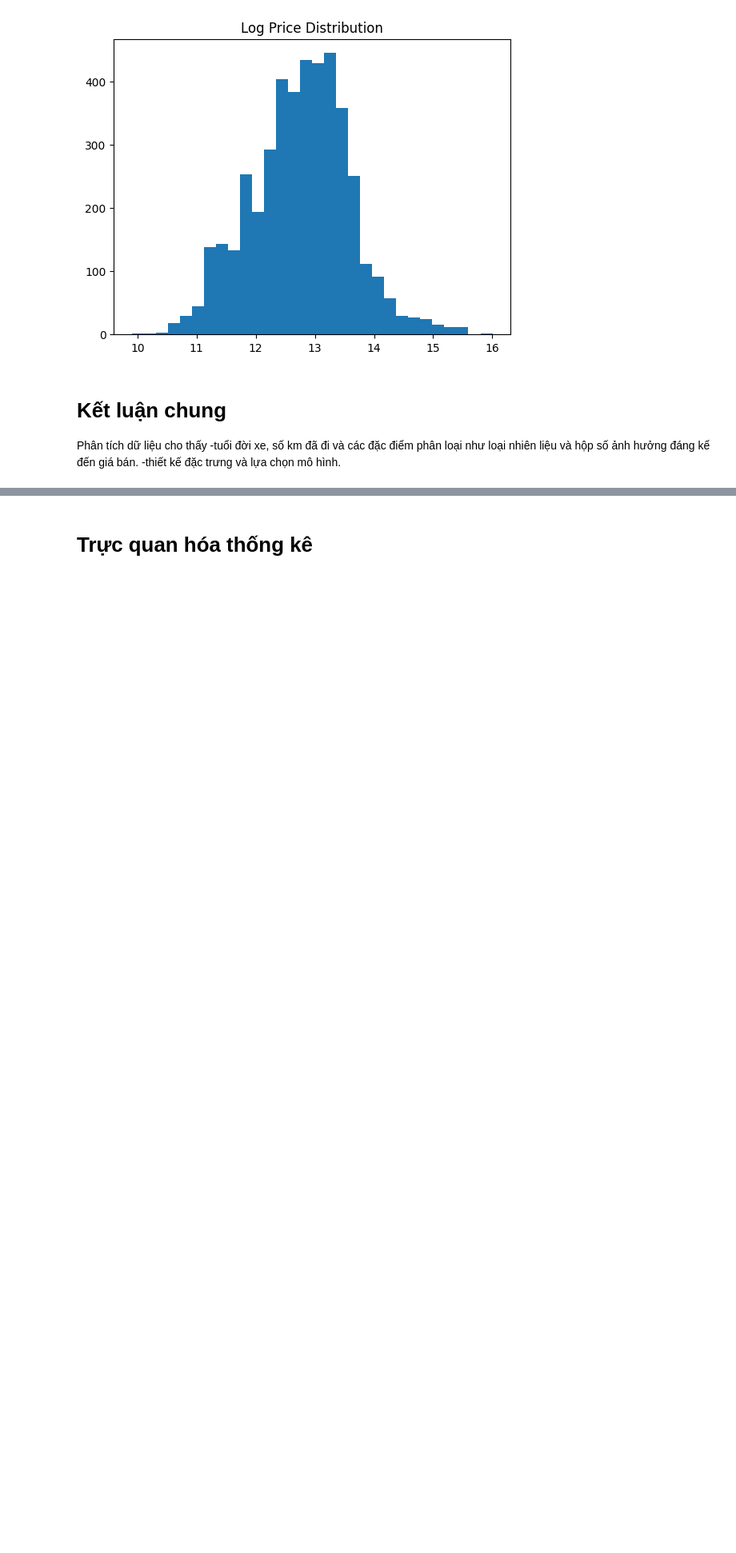
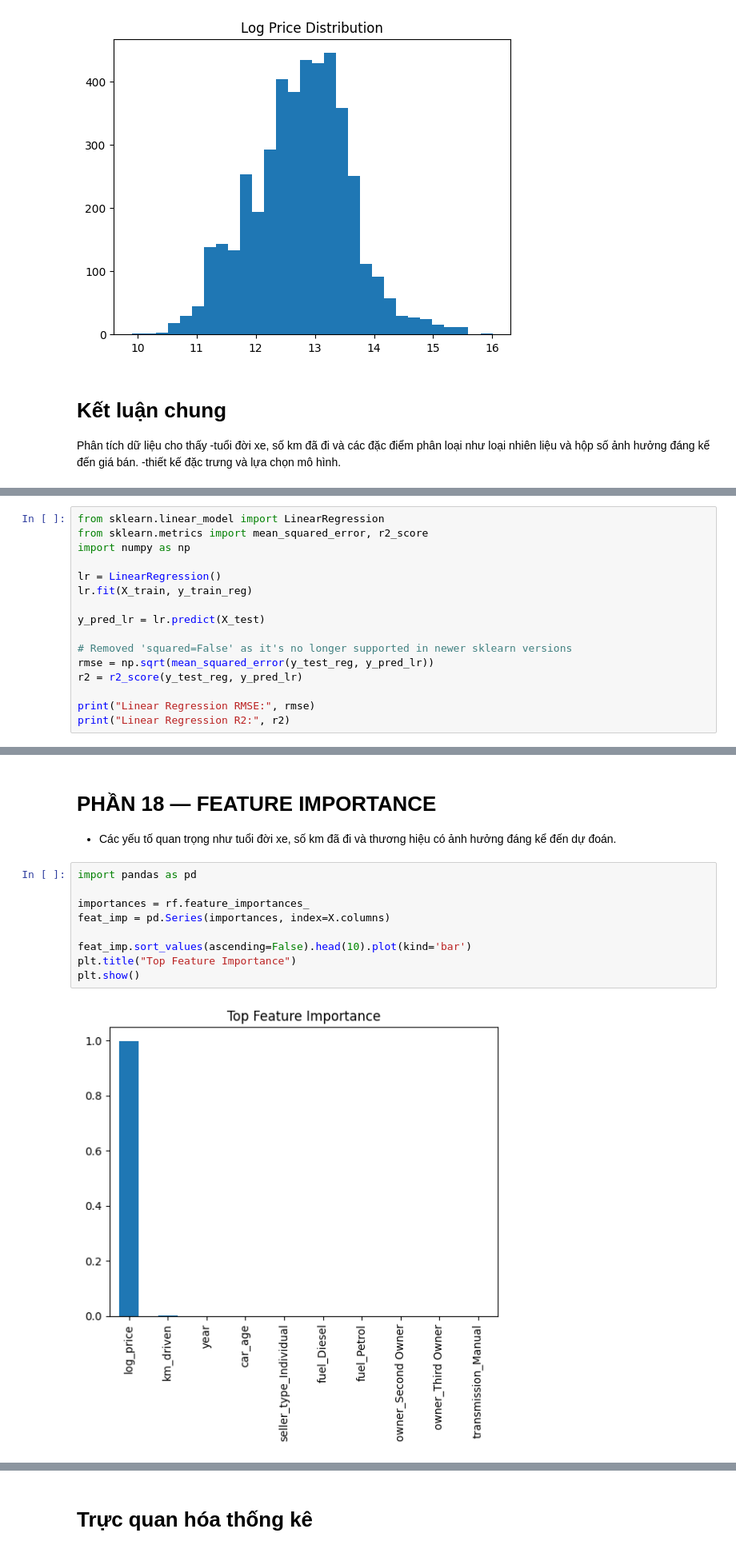
Before and after one commit to hoangchaulanbao/HocmayNC, a Jupyter notebook: car-price-prediction.ipynb, the cells around one changed output, grey strips where cells are left out. Shown at 80% size. Cells and saved outputs as stored; diff of their text form; blank space fills up the shorter version.

```diff
--- a/car-price-prediction.ipynb
+++ b/car-price-prediction.ipynb
@@ -316,0 +362,16 @@ Phân tích dữ liệu  cho thấy
+# %%
+from sklearn.linear_model import LinearRegression
+from sklearn.metrics import mean_squared_error, r2_score
+import numpy as np
+
+lr = LinearRegression()
+lr.fit(X_train, y_train_reg)
+
+y_pred_lr = lr.predict(X_test)
+
+# Removed 'squared=False' as it's no longer supported in newer sklearn versions
+rmse = np.sqrt(mean_squared_error(y_test_reg, y_pred_lr))
+r2 = r2_score(y_test_reg, y_pred_lr)
+
+print("Linear Regression RMSE:", rmse)
+print("Linear Regression R2:", r2)
@@ -316,0 +452,14 @@ Phân tích dữ liệu  cho thấy
+# %% [markdown]
+# PHẦN 18 — FEATURE IMPORTANCE
+- Các yếu tố quan trọng như tuổi đời xe, số km đã đi và thương hiệu có ảnh hưởng đáng kể đến dự đoán.
+# %%
+import pandas as pd
+
+importances = rf.feature_importances_
+feat_imp = pd.Series(importances, index=X.columns)
+
+feat_imp.sort_values(ascending=False).head(10).plot(kind='bar')
+plt.title("Top Feature Importance")
+plt.show()
+# %% [output]
+[figure, added]
```
Also changed, not shown: parts of 20 cells of this notebook.
